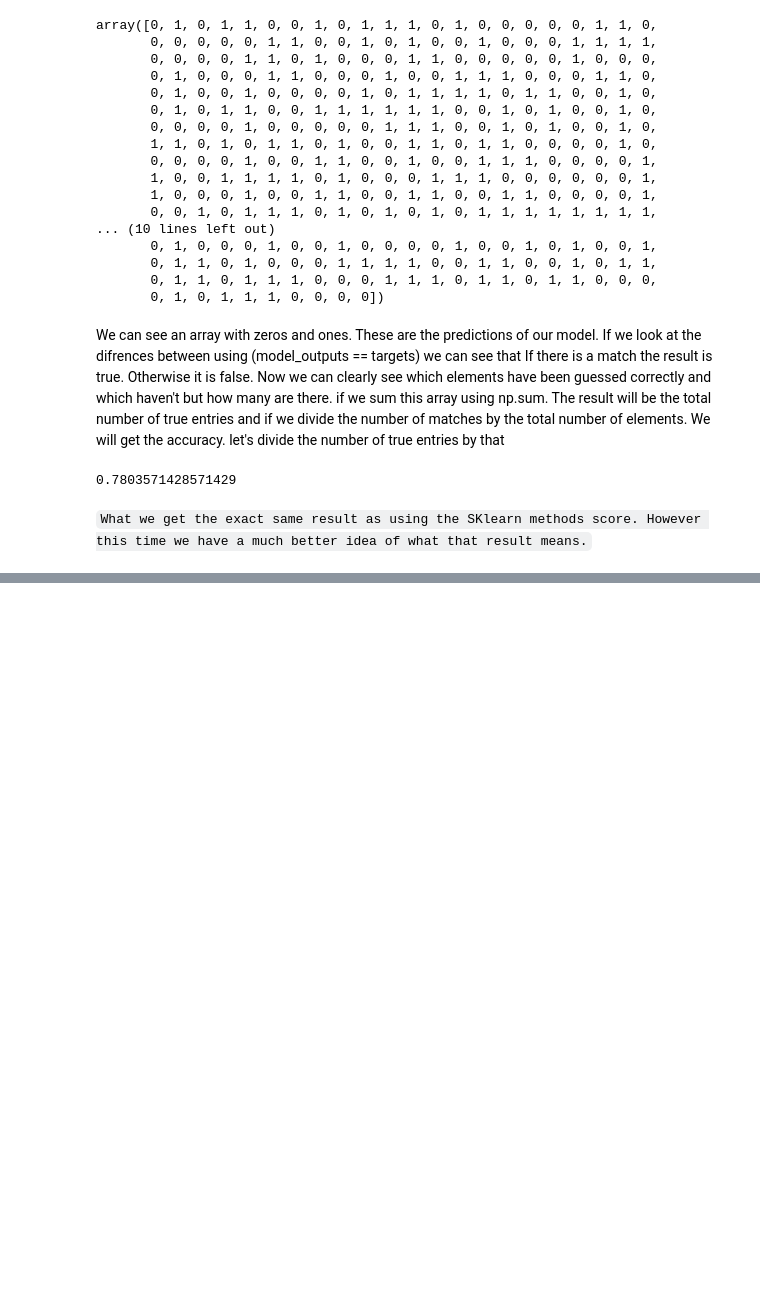
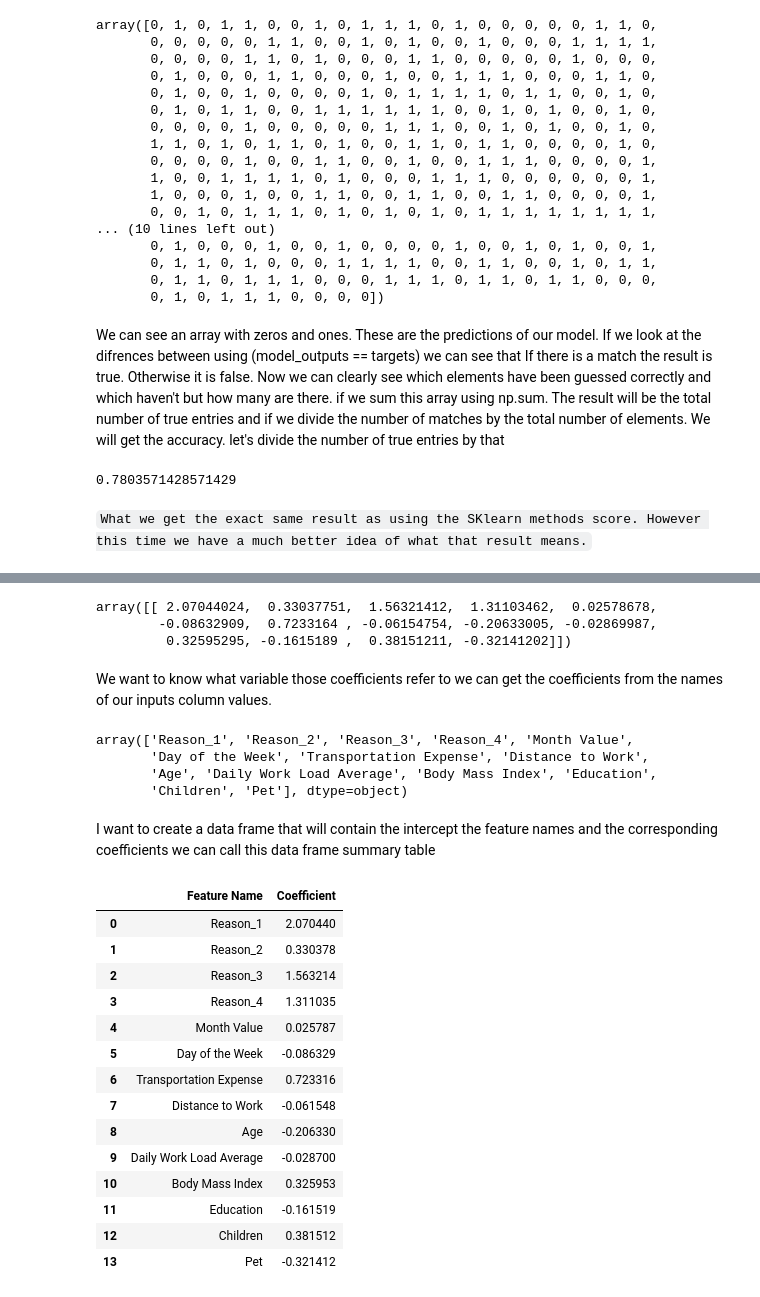
Before and after one commit to aysbt/DataScienceCourse, a Jupyter notebook: ABSENTEEISM_Logistic_Regression_Exercise.ipynb, the cells around one changed output, grey strips where cells are left out. Cells and saved outputs as stored; diff of their text form; code cells hidden in the pictures; blank space fills up the shorter version.

```diff
--- a/ABSENTEEISM_Logistic_Regression_Exercise.ipynb
+++ b/ABSENTEEISM_Logistic_Regression_Exercise.ipynb
@@ -242,0 +252,18 @@ np.sum(model_outputs == y_train)/ model_outputs.shape[0]
+# %%
+reg.coef_
+# %% [output]
+array([[ 2.07044024,  0.33037751,  1.56321412,  1.31103462,  0.02578678,
+        -0.08632909,  0.7233164 , -0.06154754, -0.20633005, -0.02869987,
+         0.32595295, -0.1615189 ,  0.38151211, -0.32141202]])
+# %% [markdown]
+We want to know what variable those coefficients refer to we can get the coefficients from the names of our inputs column values.
+# %%
+features_names = unscaled_inputs.columns.values
+features_names
+# %% [output]
+array(['Reason_1', 'Reason_2', 'Reason_3', 'Reason_4', 'Month Value',
+       'Day of the Week', 'Transportation Expense', 'Distance to Work',
+       'Age', 'Daily Work Load Average', 'Body Mass Index', 'Education',
+       'Children', 'Pet'], dtype=object)
+# %% [markdown]
+I want to create a data frame that will contain the intercept the feature names and the corresponding coefficients we can call this data frame summary table
@@ -242,0 +273,18 @@ np.sum(model_outputs == y_train)/ model_outputs.shape[0]
+# %%
+Summary_of_Table
+# %% [output]
+|  | Feature Name | Coefficient |
+| 0 | Reason_1 | 2.070440 |
+| 1 | Reason_2 | 0.330378 |
+| 2 | Reason_3 | 1.563214 |
+| 3 | Reason_4 | 1.311035 |
+| 4 | Month Value | 0.025787 |
+| 5 | Day of the Week | -0.086329 |
+| 6 | Transportation Expense | 0.723316 |
+| 7 | Distance to Work | -0.061548 |
+| 8 | Age | -0.206330 |
+| 9 | Daily Work Load Average | -0.028700 |
+| 10 | Body Mass Index | 0.325953 |
+| 11 | Education | -0.161519 |
+| 12 | Children | 0.381512 |
+| 13 | Pet | -0.321412 |
```
Also changed, not shown: parts of 12 cells of this notebook.
